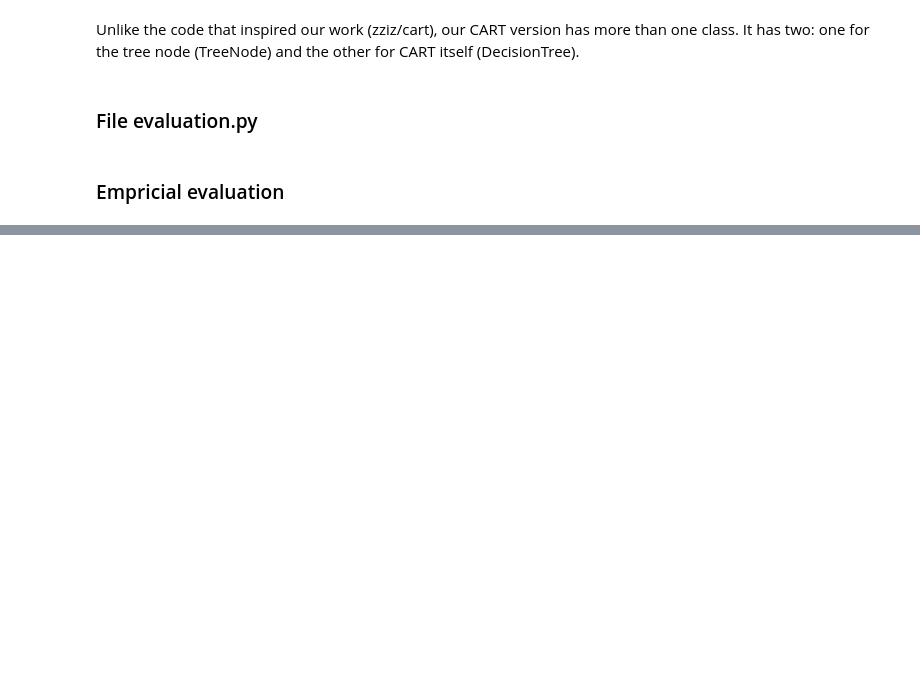
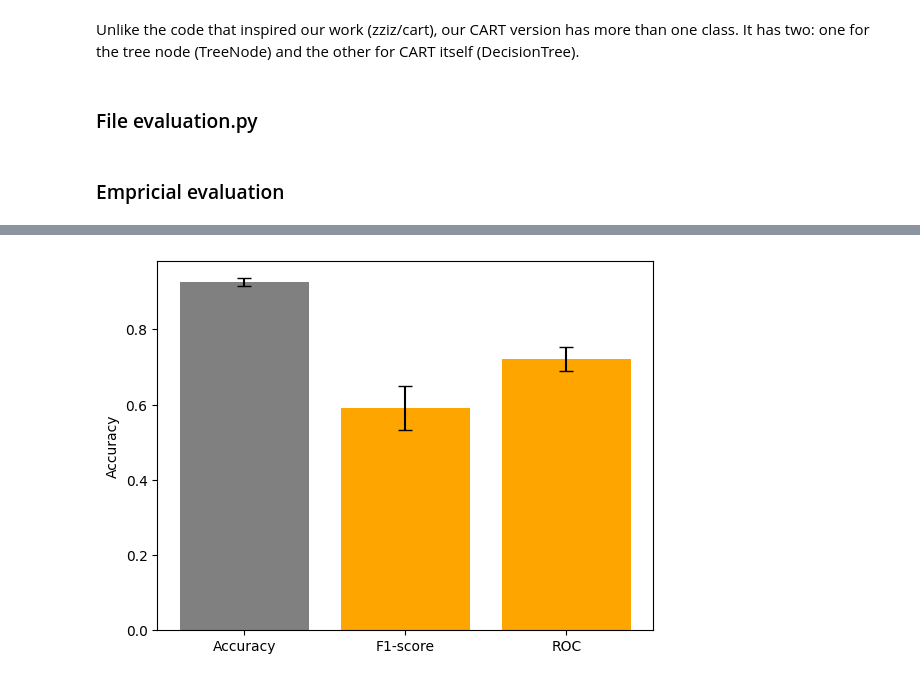
Before and after one commit to ricardofig016/cart-algorithm-class-imbalance-evaluation, a Jupyter notebook: assignment.ipynb, the cells around one changed output, grey strips where cells are left out. Cells and saved outputs as stored; diff of their text form; code cells hidden in the pictures; blank space fills up the shorter version.

```diff
--- a/assignment.ipynb
+++ b/assignment.ipynb
@@ -346,0 +378,39 @@ results_df
+# %%
+import scipy.stats as ss
+
+def plot_stat(results,baseline=None,stat_test="ttest",alpha=0.05,metric='Accuracy'):
+
+    if baseline is None:
+        baseline=results.columns[0]
+
+    baseline_res = results[baseline]
+
+    other_res = results.drop(baseline,axis=1)
+
+    fig, ax = plt.subplots()
+    ax.bar(baseline,baseline_res.mean(), \
+           yerr=baseline_res.std() / np.sqrt(baseline_res.shape[0]), \
+                 capsize=5,color="grey")
+
+    cols = []
+    for alg in other_res:
+        # Compute the statistical significance of each algorithm with respect to the baseline using a paired t-test
+        if stat_test == 'ttest':
+            test_stat, test_p = ss.ttest_rel(other_res[alg], baseline_res)
+        elif stat_test == 'wilcoxon':
+            test_stat, test_p = ss.wilcoxon(other_res[alg],baseline_res,method='approx')
+        if test_p < alpha:
+            cols = cols + ['orange']
+        else:
+            cols = cols + ['blue']
+
+    ax.bar(other_res.columns, other_res.mean(), \
+           yerr=other_res.std() / np.sqrt(other_res.shape[0]), \
+                 capsize=5,color=cols)
+
+    ax.set_ylabel(metric)
+    plt.show()
+# %%
+plot_stat(results_df, stat_test="ttest")
+# %% [output]
+[figure, added]
```
Also changed, not shown: parts of 11 cells of this notebook.
